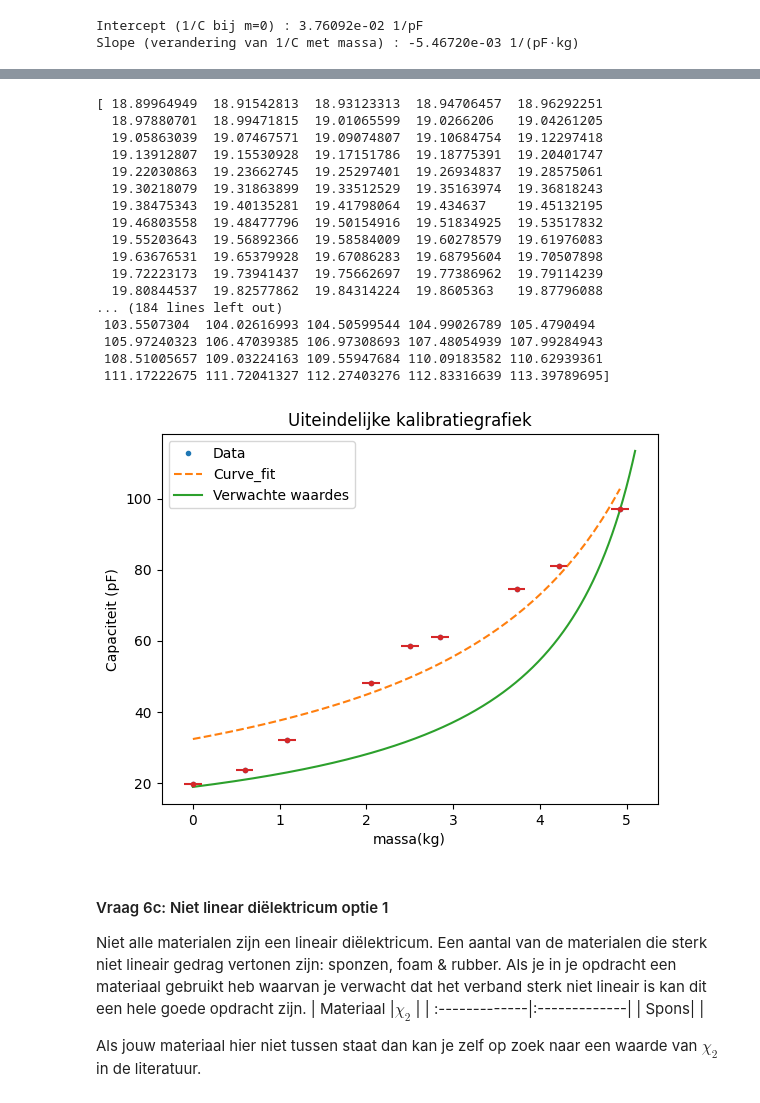
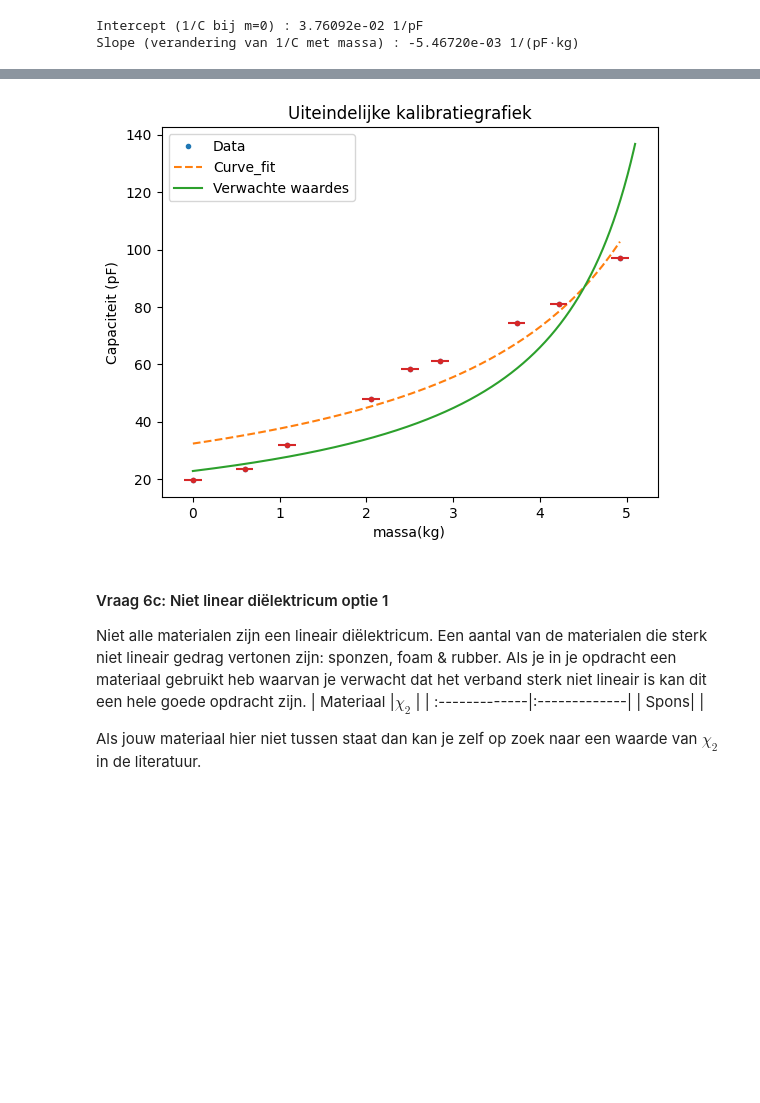
Before and after one commit to daantjebunschoten1-gif/opdrachten-DEF-D, a Jupyter notebook: DigitaleOntwerpopdrachten/1CondensatorOpdracht/CondensatorOntwerpopdracht.ipynb, the cells around one changed output, grey strips where cells are left out. Cells and saved outputs as stored; diff of their text form; code cells hidden in the pictures; blank space fills up the shorter version.

```diff
--- a/DigitaleOntwerpopdrachten/1CondensatorOpdracht/CondensatorOntwerpopdracht.ipynb
+++ b/DigitaleOntwerpopdrachten/1CondensatorOpdracht/CondensatorOntwerpopdracht.ipynb
@@ -1146,7 +1146,7 @@ De berekende idealiteitsfactor is 1.50e-02
 Intercept (1/C bij m=0) : 3.76092e-02 1/pF
 Slope (verandering van 1/C met massa) : -5.46720e-03 1/(pF·kg)
 # %%
-#Code van Daantje - Condensator met een rand van spons, sensor om gewicht te meten
+ #Code van Daantje - Condensator met een rand van spons, sensor om gewicht te meten
 
 import numpy as np
 from matplotlib import pyplot as plt
@@ -1165,10 +1165,11 @@ g = 9.81 #m/s^2
 epsilon_0=8.854e-12
 A = 0.01
 
-#schalingsfactor
-b = d_verwacht/np.sqrt(A)
+#idealiteitsfactor
+w = np.sqrt(A)
+b = d_0 / w
 
-#van distance naar massa
+#Functies
 def Veer(c_veer,u,g):
     m = (c_veer * u) /g
     return m
@@ -1181,9 +1182,7 @@ def capaciteit(V_in,V_uit, frequentie, weerstand):
 def vlakkeplaat(d,A,epsilon_0,epsilon_r ):
     C = (epsilon_0*epsilon_r * A )/ d
     return C
-def nieuw_c(b,A,epsilon_0,epsilon_r):
-    C = (epsilon_0*epsilon_r*A)/(np.sqrt(A)*b)
-    return C
+
 
 
 
@@ -1192,10 +1191,12 @@ C_spons_0 = capaciteit(8,95e-3,100e3,1e3)
 e_r_spons= e_r(d_0,A,epsilon_0,C_spons_0)
 
 
+# implementeren van de idealiteitsfactor met Capaciteit = c_d / c_d_0 (equation 36)
 
-
-c_verwacht = vlakkeplaat(d_verwacht,A,epsilon_0,e_r_spons)*1e12
+c_d_0_verwacht = vlakkeplaat(d_verwacht,A,epsilon_0,e_r_spons)*1e12
+c_d_verwacht = 1 + 2.367*b**(0.867) #want b is klein, d is klein #formule 47
 m_verwacht = Veer(c_veer,u,g)
+c_n_verwacht =  c_d_verwacht * c_d_0_verwacht
 
 #Metingen
 Capaciteit = np.array([19.7,23.6,32,48,58.4,61,74.5,81,97])
@@ -1213,55 +1214,36 @@ def Functie(x,c_1,c_2,c_3):
 var,cov = curve_fit(Functie,massa,Capaciteit)
 x_fit = np.linspace(min(massa),max(massa))
 y_fit = Functie(x_fit,*var)
 x_error = 0.1
 y_error = 0 #y error wordt niet geplot, door de grootte waardoor de rest van de plot niet meer zichtbaar is
 
 
 #plot van verwachtewaarde, curve_fit en data
 plt.figure()
 plt.plot(massa,Capaciteit,".",label="Data")
 plt.plot(x_fit,y_fit,"--",label="Curve_fit")
-plt.plot(m_verwacht,c_verwacht, label="Verwachte waardes")
+plt.plot(m_verwacht,c_d_0_verwacht, label="Verwachte waardes")
 plt.xlabel("massa(kg)")
 plt.ylabel("Capaciteit (pF)")
 plt.errorbar(massa,Capaciteit,xerr=x_error,yerr=y_error,fmt='.')
 plt.legend()
 plt.title("Uiteindelijke kalibratiegrafiek")
 plt.show()
 
 
-nieuw_c_verwacht = nieuw_c(b,A,epsilon_0,e_r_spons)*1e12
-print(nieuw_c_verwacht)
 plt.figure()
 plt.plot(massa,Capaciteit,".",label="Data")
 plt.plot(x_fit,y_fit,"--",label="Curve_fit")
-plt.plot(m_verwacht,nieuw_c_verwacht, label="Verwachte waardes")
+plt.plot(m_verwacht,c_n_verwacht, label="Verwachte waardes")
 plt.xlabel("massa(kg)")
 plt.ylabel("Capaciteit (pF)")
 plt.errorbar(massa,Capaciteit,xerr=x_error,yerr=y_error,fmt='.')
 plt.legend()
 plt.title("Uiteindelijke kalibratiegrafiek")
 plt.show()
 # %% [output]
 [figure]
-[ 18.89964949  18.91542813  18.93123313  18.94706457  18.96292251
-  18.97880701  18.99471815  19.01065599  19.0266206   19.04261205
-  19.05863039  19.07467571  19.09074807  19.10684754  19.12297418
-  19.13912807  19.15530928  19.17151786  19.18775391  19.20401747
-  19.22030863  19.23662745  19.25297401  19.26934837  19.28575061
-  19.30218079  19.31863899  19.33512529  19.35163974  19.36818243
-  19.38475343  19.40135281  19.41798064  19.434637    19.45132195
-  19.46803558  19.48477796  19.50154916  19.51834925  19.53517832
-  19.55203643  19.56892366  19.58584009  19.60278579  19.61976083
-  19.63676531  19.65379928  19.67086283  19.68795604  19.70507898
-  19.72223173  19.73941437  19.75662697  19.77386962  19.79114239
-  19.80844537  19.82577862  19.84314224  19.8605363   19.87796088
-... (184 lines left out)
- 103.5507304  104.02616993 104.50599544 104.99026789 105.4790494
- 105.97240323 106.47039385 106.97308693 107.48054939 107.99284943
- 108.51005657 109.03224163 109.55947684 110.09183582 110.62939361
- 111.17222675 111.72041327 112.27403276 112.83316639 113.39789695]
-[figure, old version]
+[figure, new version]
 # %% [markdown]
 #### Vraag 6c: Niet linear diëlektricum optie 1
 
```
Also changed, not shown: parts of 1 cell of this notebook.
